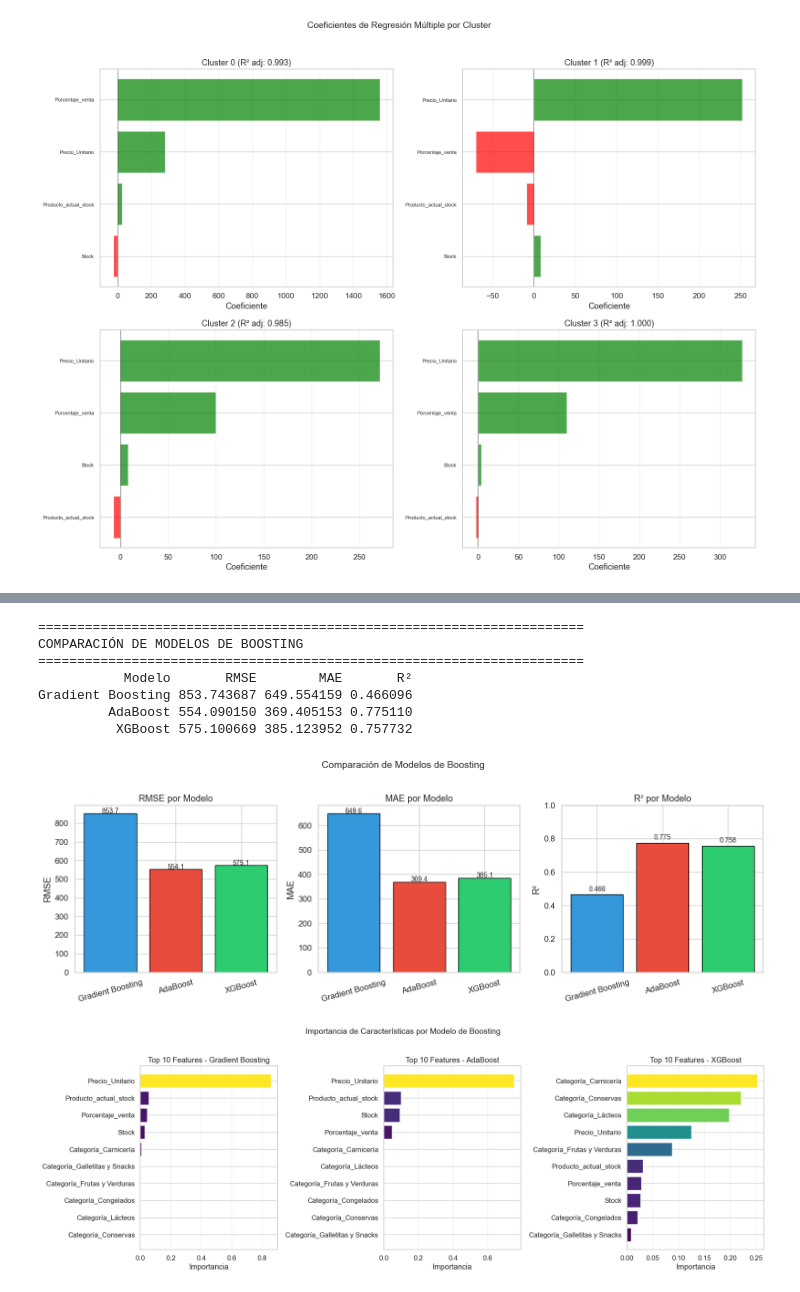
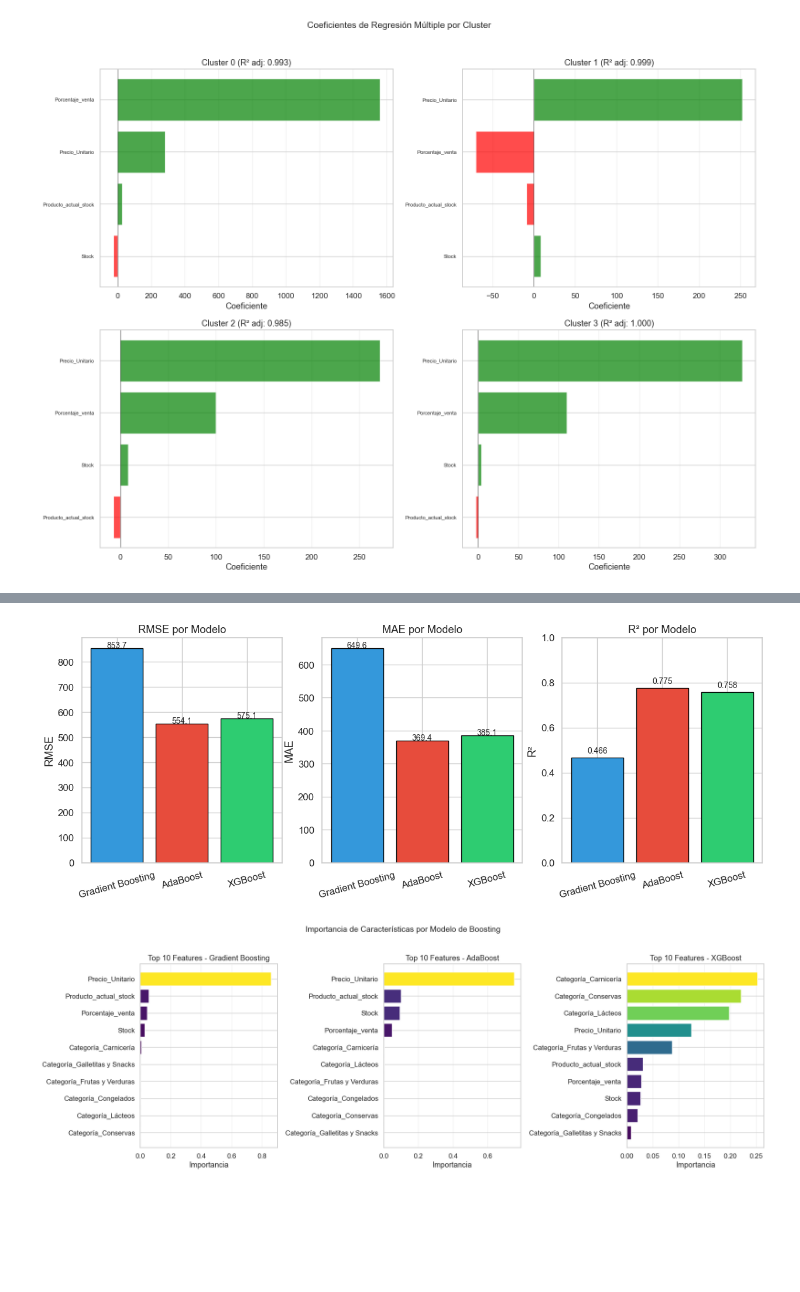
Before and after one commit to alan1x/Proyecto_SF_LKR, a Jupyter notebook: notebooks/codigo.ipynb, the cells around one changed output, grey strips where cells are left out. Saved outputs shown, nothing was run; the diff lists cells and outputs as text; code cells hidden in the pictures; blank space fills up the shorter version.

```diff
--- a/notebooks/codigo.ipynb
+++ b/notebooks/codigo.ipynb
@@ -17,19 +19,14 @@ from sklearn.cluster import KMeans
 from sklearn.metrics import silhouette_score
 from sklearn.linear_model import LinearRegression
 from sklearn.ensemble import GradientBoostingRegressor, AdaBoostRegressor
-from xgboost import XGBRegressor
 from sklearn.model_selection import train_test_split
 from sklearn.metrics import mean_squared_error, r2_score, mean_absolute_error
-import statsmodels.api as sm
-import warnings
-from sklearn.ensemble import RandomForestRegressor
-from sklearn.svm import SVR
-from prophet import Prophet
+from sklearn.decomposition import PCA
 from statsmodels.tsa.arima.model import ARIMA
-from datetime import datetime, timedelta
 from statsmodels.tsa.stattools import adfuller
 from statsmodels.tsa.holtwinters import ExponentialSmoothing
 from prophet import Prophet
+from xgboost import XGBRegressor
+import statsmodels.api as sm
+import warnings
 warnings.filterwarnings('ignore')
-plt.style.use('dark_background')
-sns.set_palette("husl")
@@ -805,8 +780,4 @@ plt.show()
 # %%
-
-
-# Estilo general bonito
-sns.set(style="whitegrid", font_scale=1.1)
 
 # Calcular promedio de gasto
 gasto_promedio = cliente_stats.groupby("cluster")["gasto_total"].mean().sort_values()
@@ -1295,9 +1175,4 @@ MODELOS DE BOOSTING
 # %%
-# Comparación de modelos de Boosting
-print("\n" + "="*70)
-print("COMPARACIÓN DE MODELOS DE BOOSTING")
-print("="*70)
-
 comparison_df = pd.DataFrame({
     'Modelo': list(boosting_models.keys()),
     'RMSE': [boosting_models[m]['metrics']['RMSE'] for m in boosting_models],
@@ -1305,48 +1180,36 @@ comparison_df = pd.DataFrame({
     'R²': [boosting_models[m]['metrics']['R2'] for m in boosting_models]
 })
 
-print(comparison_df.to_string(index=False))
 
 # Visualización comparativa
 fig, axes = plt.subplots(1, 3, figsize=(15, 5))
 
 # RMSE
 bars1 = axes[0].bar(comparison_df['Modelo'], comparison_df['RMSE'], color=['#3498db', '#e74c3c', '#2ecc71'], edgecolor='black')
 axes[0].set_ylabel('RMSE')
 axes[0].set_title('RMSE por Modelo')
 axes[0].tick_params(axis='x', rotation=15)
 for bar, val in zip(bars1, comparison_df['RMSE']):
     axes[0].text(bar.get_x() + bar.get_width()/2, bar.get_height() + 1, f'{val:.1f}', ha='center', fontsize=10)
 
 # MAE
 bars2 = axes[1].bar(comparison_df['Modelo'], comparison_df['MAE'], color=['#3498db', '#e74c3c', '#2ecc71'], edgecolor='black')
 axes[1].set_ylabel('MAE')
 axes[1].set_title('MAE por Modelo')
 axes[1].tick_params(axis='x', rotation=15)
 for bar, val in zip(bars2, comparison_df['MAE']):
     axes[1].text(bar.get_x() + bar.get_width()/2, bar.get_height() + 1, f'{val:.1f}', ha='center', fontsize=10)
 
 # R²
 bars3 = axes[2].bar(comparison_df['Modelo'], comparison_df['R²'], color=['#3498db', '#e74c3c', '#2ecc71'], edgecolor='black')
 axes[2].set_ylabel('R²')
 axes[2].set_title('R² por Modelo')
 axes[2].tick_params(axis='x', rotation=15)
 axes[2].set_ylim(0, 1)
 for bar, val in zip(bars3, comparison_df['R²']):
     axes[2].text(bar.get_x() + bar.get_width()/2, bar.get_height() + 0.02, f'{val:.3f}', ha='center', fontsize=10)
-
-plt.suptitle('Comparación de Modelos de Boosting', fontsize=14, y=1.02)
-plt.tight_layout()
-plt.show()
 # %% [output]
-======================================================================
-COMPARACIÓN DE MODELOS DE BOOSTING
-======================================================================
-           Modelo       RMSE        MAE       R²
-Gradient Boosting 853.743687 649.554159 0.466096
-         AdaBoost 554.090150 369.405153 0.775110
-          XGBoost 575.100669 385.123952 0.757732
-[figure, old version]
+[figure, new version]
 # %%
 # Importancia de características para cada modelo de Boosting
 fig, axes = plt.subplots(1, 3, figsize=(18, 6))
```
Also changed, not shown: parts of 34 cells of this notebook.
